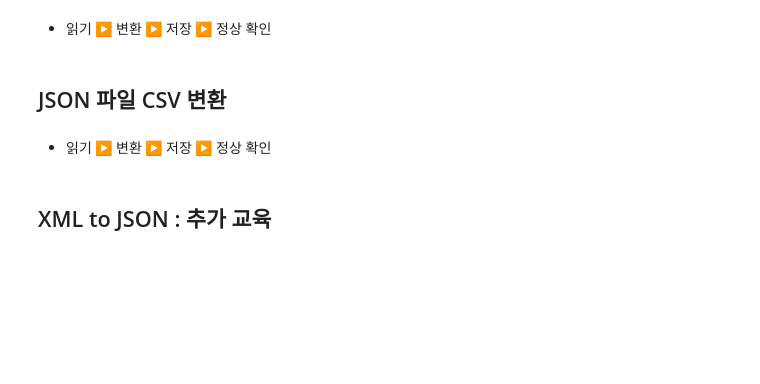
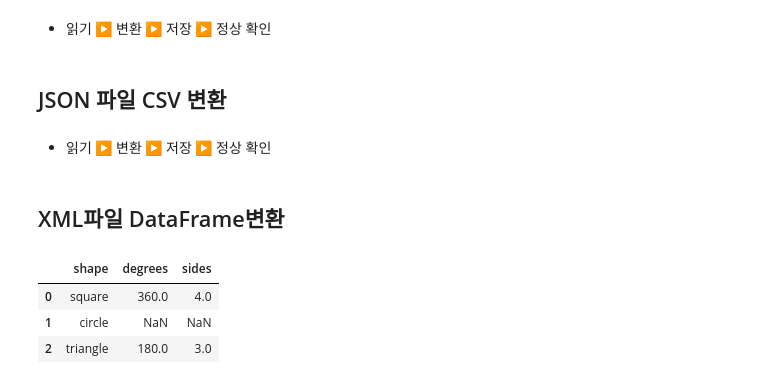
Before and after one commit to trex99/DAVI, a Jupyter notebook: 5주차_Lecture_Code.ipynb, the cells around one changed output. Drawn from its saved outputs; the diff is of its cells as text; code cells hidden in the pictures; blank space fills up the shorter version.

```diff
--- a/5주차_Lecture_Code.ipynb
+++ b/5주차_Lecture_Code.ipynb
@@ -290,5 +290,14 @@ data_df.to_csv(file_name, index=False)
 
 data = pd.read_csv('JSON2CSV.csv')
 data
-# %% [markdown]
-## XML to JSON : 추가 교육
+# %% [markdown]
+## XML파일 DataFrame변환
+# %%
+import pandas as pd
+
+pd.read_xml('sample.xml')
+# %% [output]
+|  | shape | degrees | sides |
+| 0 | square | 360.0 | 4.0 |
+| 1 | circle | NaN | NaN |
+| 2 | triangle | 180.0 | 3.0 |
```
